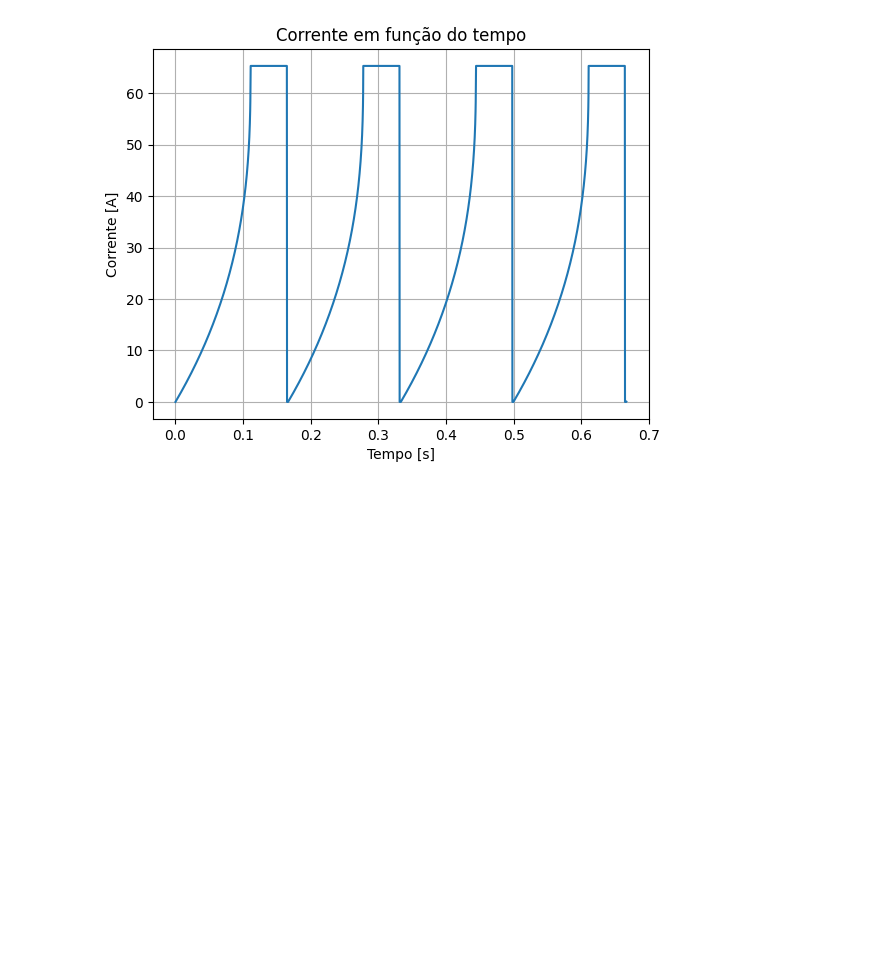
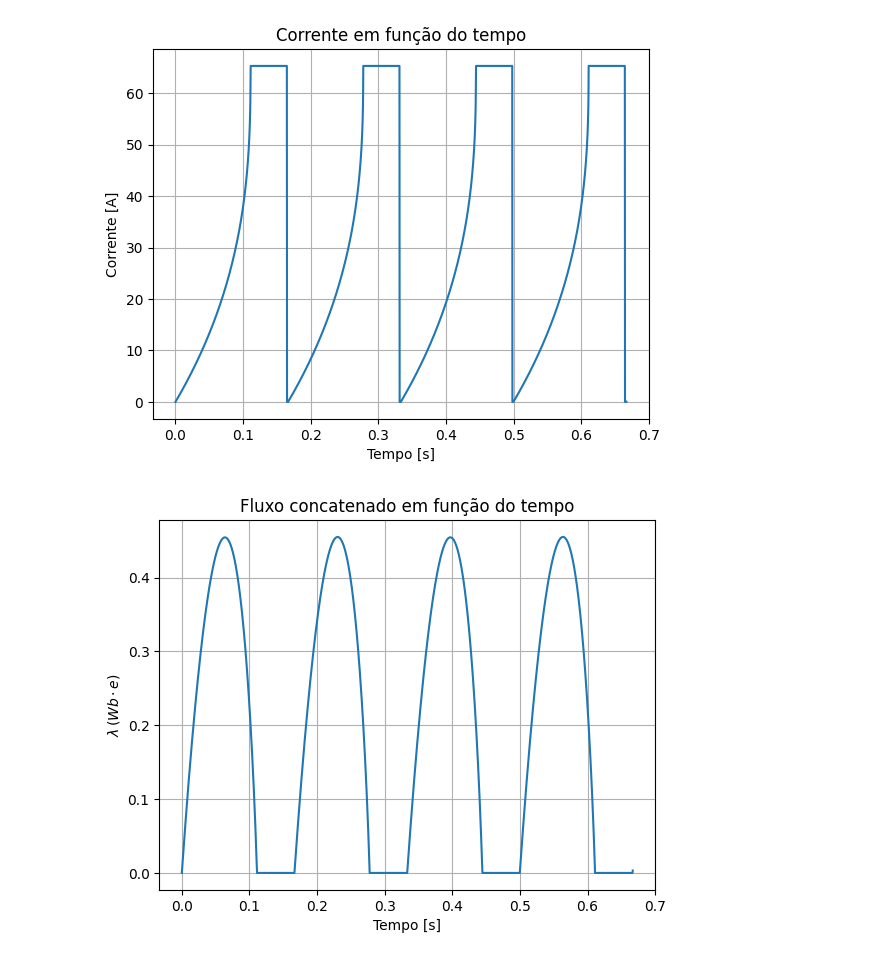
Before and after one commit to Tulio-Tav/Conversao_Eletromecanica, a Jupyter notebook: Projeto_de_conversao (1).ipynb, the cells around one changed output. Saved outputs shown, nothing was run; the diff lists cells and outputs as text; code cells hidden in the pictures; blank space fills up the shorter version.

```diff
--- a/Projeto_de_conversao (1).ipynb
+++ b/Projeto_de_conversao (1).ipynb
@@ -778,3 +761,14 @@ plt.title('Corrente em função do tempo')
 plt.show()
 # %% [output]
 [figure]
+# %%
+fluxo_concatenado_array = np.array([fluxo_concatenado_2(I_array[k], theta_array[k]) for k in range(len(theta_array))])
+
+plt.plot(t_array, fluxo_concatenado_array)
+plt.grid(True)
+plt.xlabel('Tempo [s]')
+plt.ylabel(r'$\lambda\,(Wb\cdot e)$')
+plt.title('Fluxo concatenado em função do tempo')
+plt.show()
+# %% [output]
+[figure, added]
```
Also changed, not shown: parts of 10 cells of this notebook.
